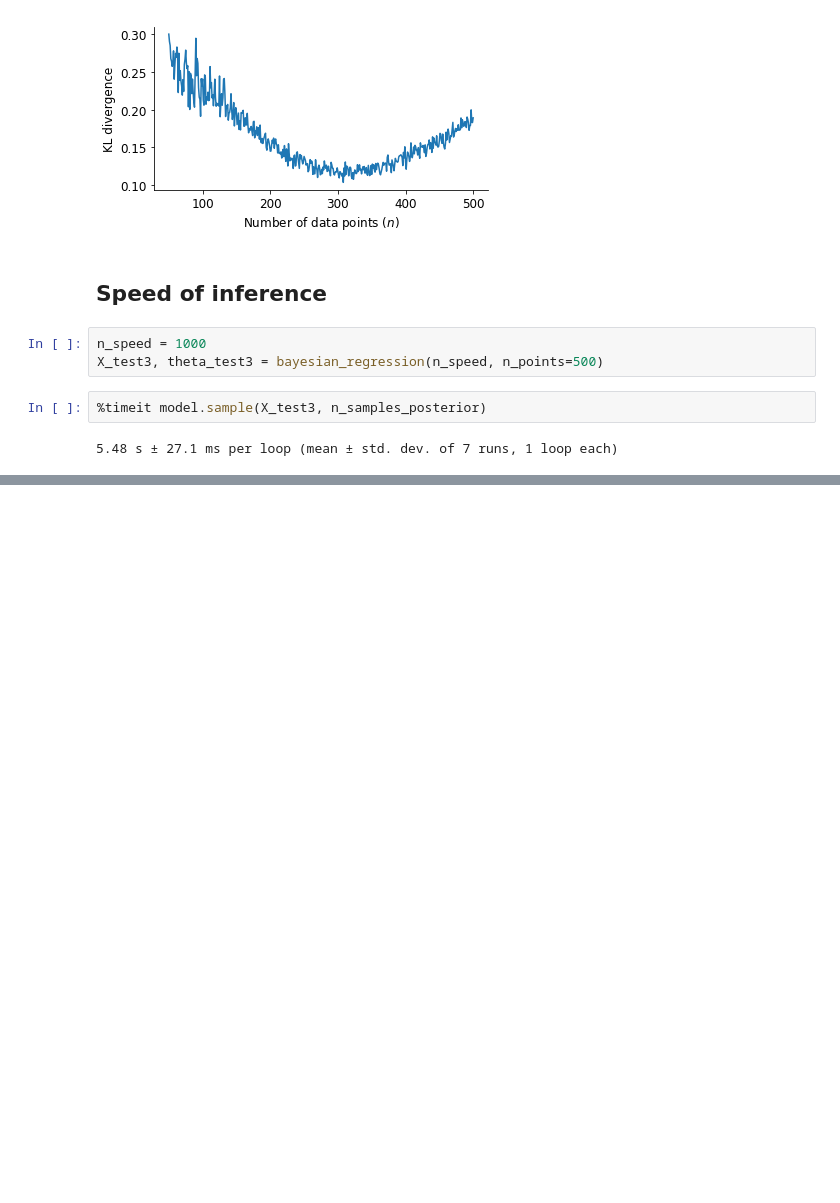
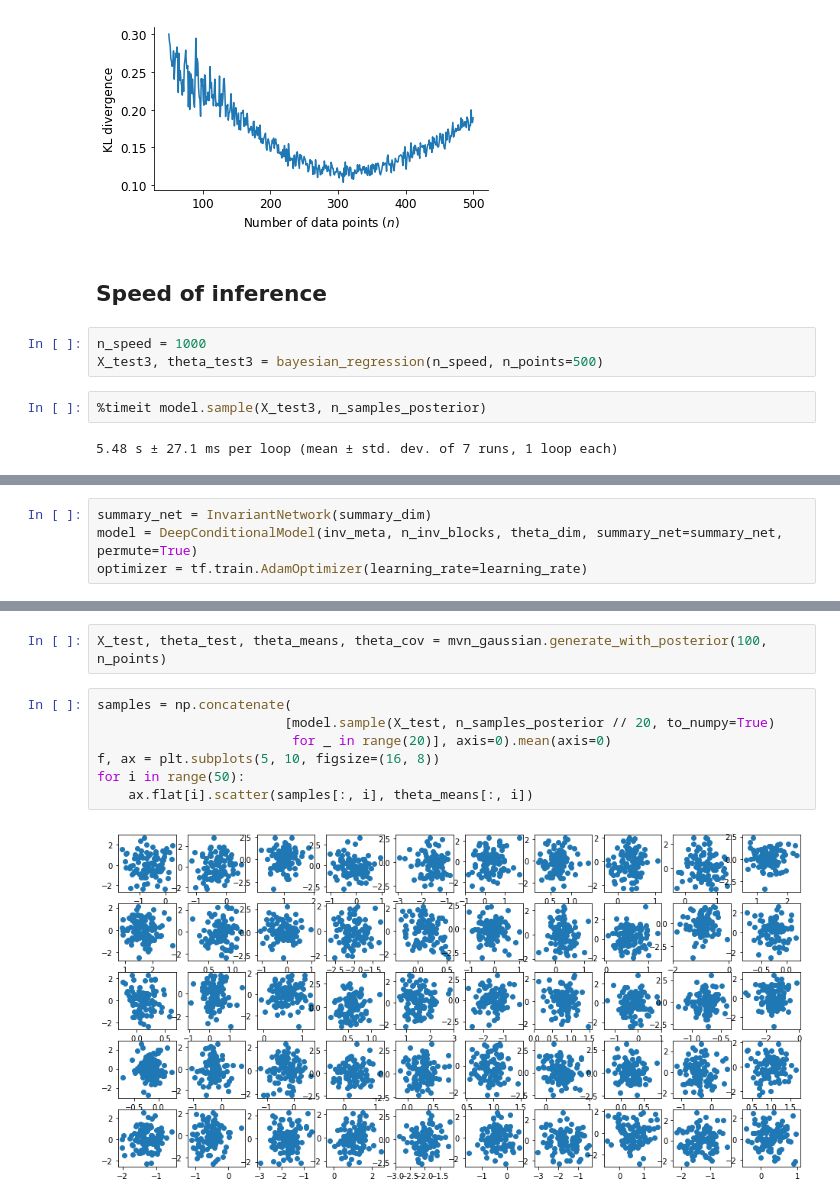
Before and after one commit to stefanradev93/cINN, a Jupyter notebook: BayesianRegression_cINN_Invariant_Example_LargeN.ipynb, the cells around one changed output, grey strips where cells are left out. Cells and saved outputs as stored; diff of their text form; blank space fills up the shorter version.

```diff
--- a/BayesianRegression_cINN_Invariant_Example_LargeN.ipynb
+++ b/BayesianRegression_cINN_Invariant_Example_LargeN.ipynb
@@ -626,0 +892,4 @@ X_test3, theta_test3 = bayesian_regression(n_speed, n_points=500)
+# %%
+summary_net = InvariantNetwork(summary_dim)
+model = DeepConditionalModel(inv_meta, n_inv_blocks, theta_dim, summary_net=summary_net, permute=True)
+optimizer = tf.train.AdamOptimizer(learning_rate=learning_rate)
@@ -626,0 +906,11 @@ X_test3, theta_test3 = bayesian_regression(n_speed, n_points=500)
+# %%
+X_test, theta_test, theta_means, theta_cov = mvn_gaussian.generate_with_posterior(100, n_points)
+# %%
+samples = np.concatenate(
+                        [model.sample(X_test, n_samples_posterior // 20, to_numpy=True)
+                         for _ in range(20)], axis=0).mean(axis=0)
+f, ax = plt.subplots(5, 10, figsize=(16, 8))
+for i in range(50):
+    ax.flat[i].scatter(samples[:, i], theta_means[:, i])
+# %% [output]
+[figure, added]
```
Also changed, not shown: parts of 22 cells of this notebook, 5 other files.
